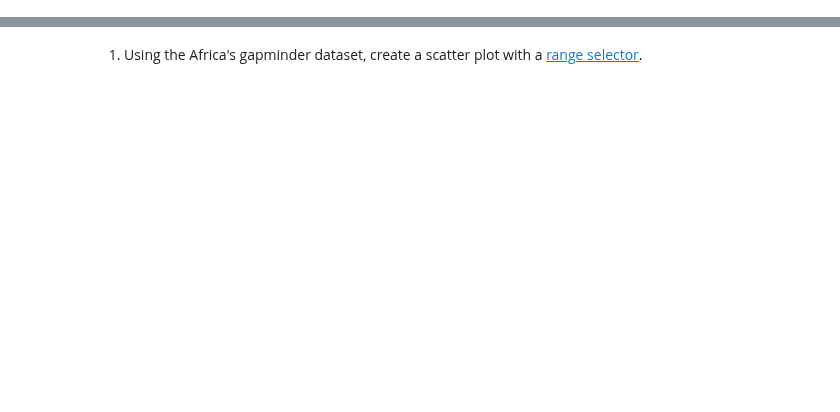
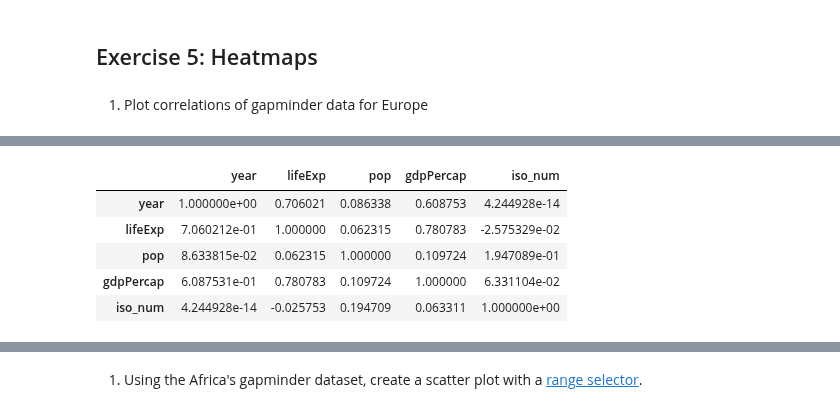
Before and after one commit to Center-for-Health-Data-Science/PythonTsunami, a Jupyter notebook: solutions/plotly_solutions.ipynb, the cells around one changed output, grey strips where cells are left out. Drawn from its saved outputs; the diff is of its cells as text; code cells hidden in the pictures; blank space fills up the shorter version.

```diff
--- a/solutions/plotly_solutions.ipynb
+++ b/solutions/plotly_solutions.ipynb
@@ -535,0 +189,9 @@ fig.show()
+# %% [markdown]
+## Exercise 5: Heatmaps
+# %% [markdown]
+1) Plot correlations of gapminder data for Europe
+# %%
+#get the dataframe
+df = px.data.gapminder().query("continent == 'Europe'")
+df.corr()
+# %% [output]
@@ -535,0 +199,6 @@ fig.show()
+|  | year | lifeExp | pop | gdpPercap | iso_num |
+| year | 1.000000e+00 | 0.706021 | 0.086338 | 0.608753 | 4.244928e-14 |
+| lifeExp | 7.060212e-01 | 1.000000 | 0.062315 | 0.780783 | -2.575329e-02 |
+| pop | 8.633815e-02 | 0.062315 | 1.000000 | 0.109724 | 1.947089e-01 |
+| gdpPercap | 6.087531e-01 | 0.780783 | 0.109724 | 1.000000 | 6.331104e-02 |
+| iso_num | 4.244928e-14 | -0.025753 | 0.194709 | 0.063311 | 1.000000e+00 |
```
Also changed, not shown: parts of 188 cells of this notebook.
